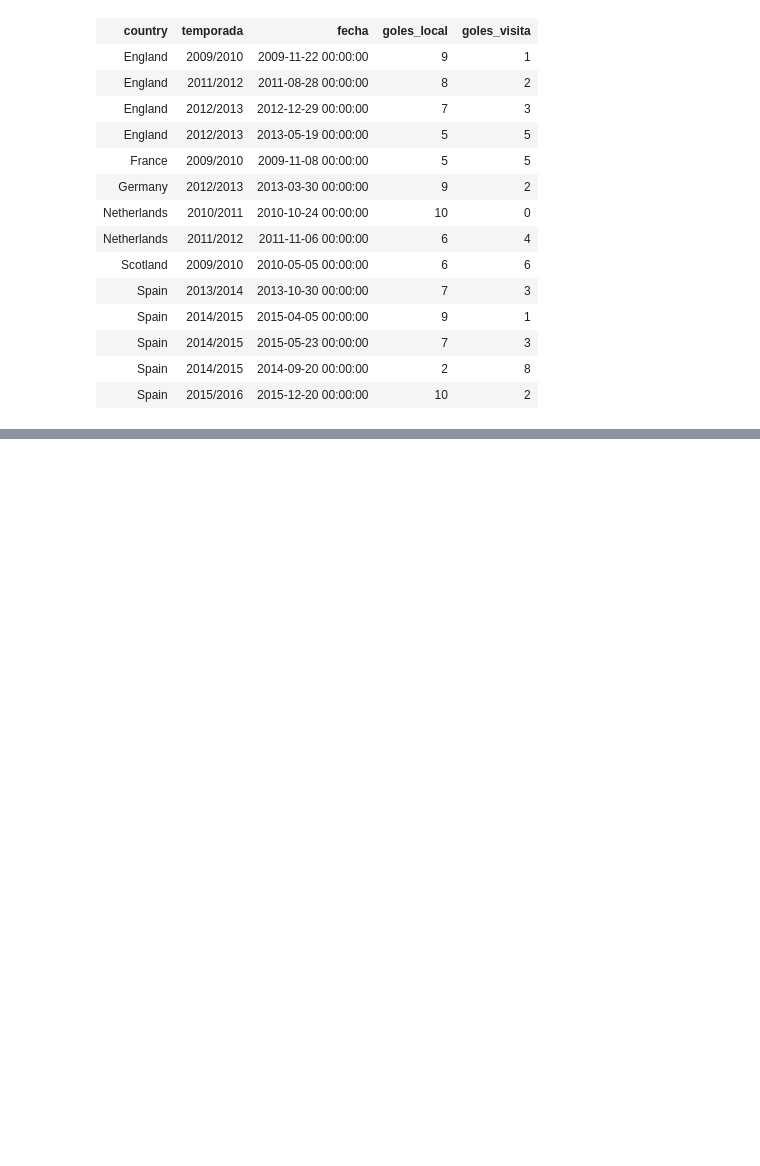
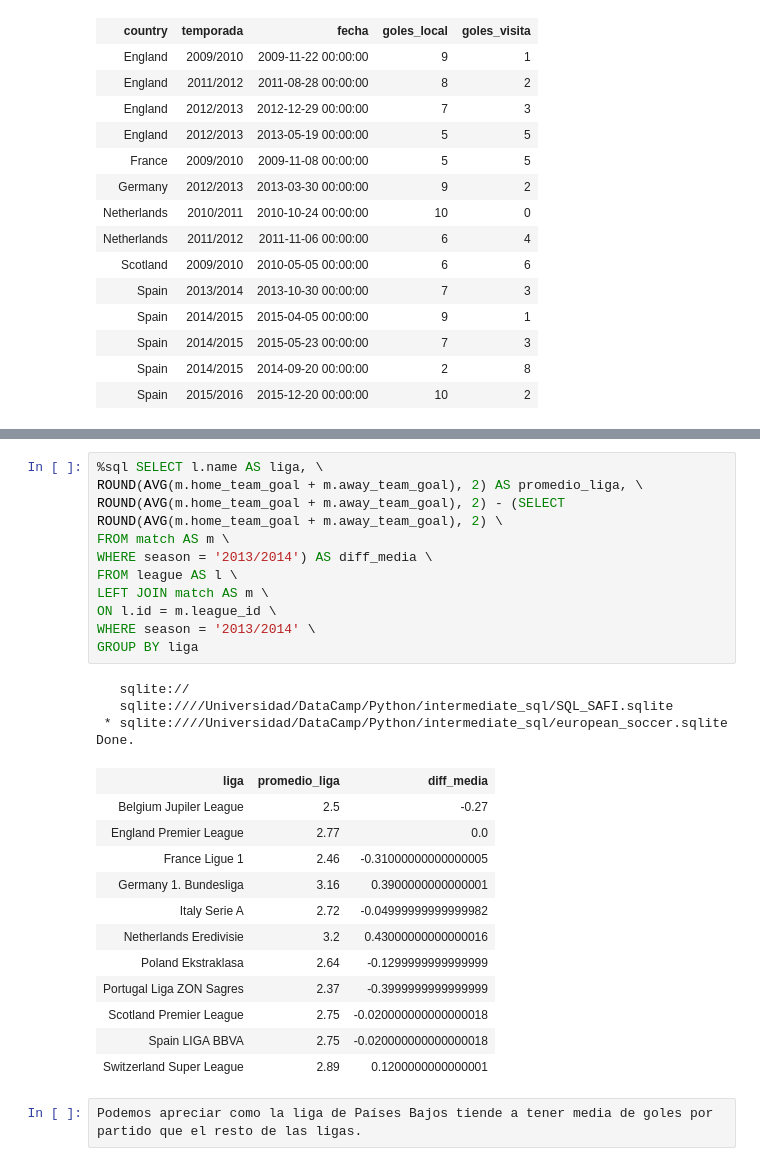
Before and after one commit to adinamarca/notebooks, a Jupyter notebook: SQL/intermediate_sql/notebook.ipynb, the cells around one changed output, grey strips where cells are left out. Drawn from its saved outputs; the diff is of its cells as text; blank space fills up the shorter version.

```diff
--- a/SQL/intermediate_sql/notebook.ipynb
+++ b/SQL/intermediate_sql/notebook.ipynb
@@ -1860,0 +2120,30 @@ Done.
+# %%
+%sql SELECT l.name AS liga, \
+ROUND(AVG(m.home_team_goal + m.away_team_goal), 2) AS promedio_liga, \
+ROUND(AVG(m.home_team_goal + m.away_team_goal), 2) - (SELECT ROUND(AVG(m.home_team_goal + m.away_team_goal), 2) \
+FROM match AS m \
+WHERE season = '2013/2014') AS diff_media \
+FROM league AS l \
+LEFT JOIN match AS m \
+ON l.id = m.league_id \
+WHERE season = '2013/2014' \
+GROUP BY liga
+# %% [output]
+   sqlite://
+   sqlite:////Universidad/DataCamp/Python/intermediate_sql/SQL_SAFI.sqlite
+ * sqlite:////Universidad/DataCamp/Python/intermediate_sql/european_soccer.sqlite
+Done.
+| liga | promedio_liga | diff_media |
+| Belgium Jupiler League | 2.5 | -0.27 |
+| England Premier League | 2.77 | 0.0 |
+| France Ligue 1 | 2.46 | -0.31000000000000005 |
+| Germany 1. Bundesliga | 3.16 | 0.3900000000000001 |
+| Italy Serie A | 2.72 | -0.04999999999999982 |
+| Netherlands Eredivisie | 3.2 | 0.43000000000000016 |
+| Poland Ekstraklasa | 2.64 | -0.1299999999999999 |
+| Portugal Liga ZON Sagres | 2.37 | -0.3999999999999999 |
+| Scotland Premier League | 2.75 | -0.020000000000000018 |
+| Spain LIGA BBVA | 2.75 | -0.020000000000000018 |
+| Switzerland Super League | 2.89 | 0.1200000000000001 |
+# %%
+Podemos apreciar como la liga de Países Bajos tiende a tener media de goles por partido que el resto de las ligas.
```
Also changed, not shown: parts of 21 cells of this notebook.
